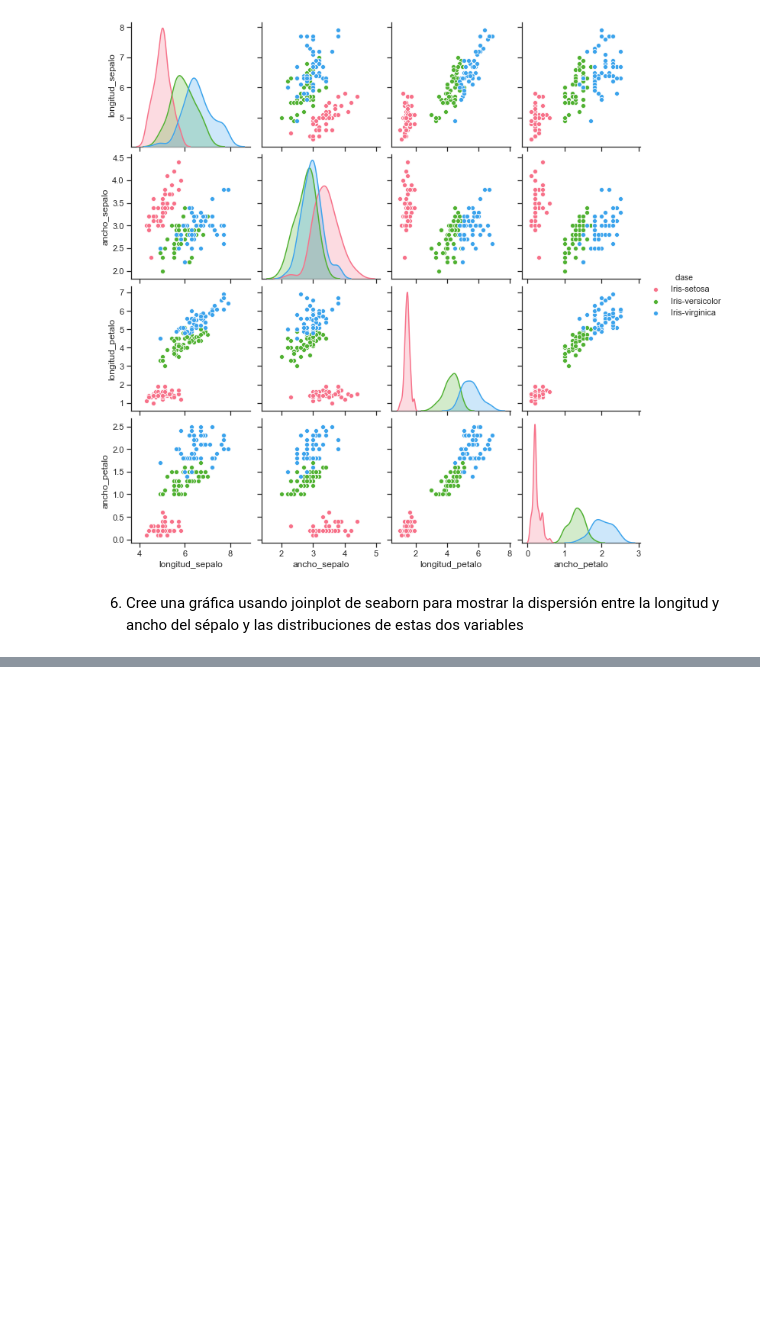
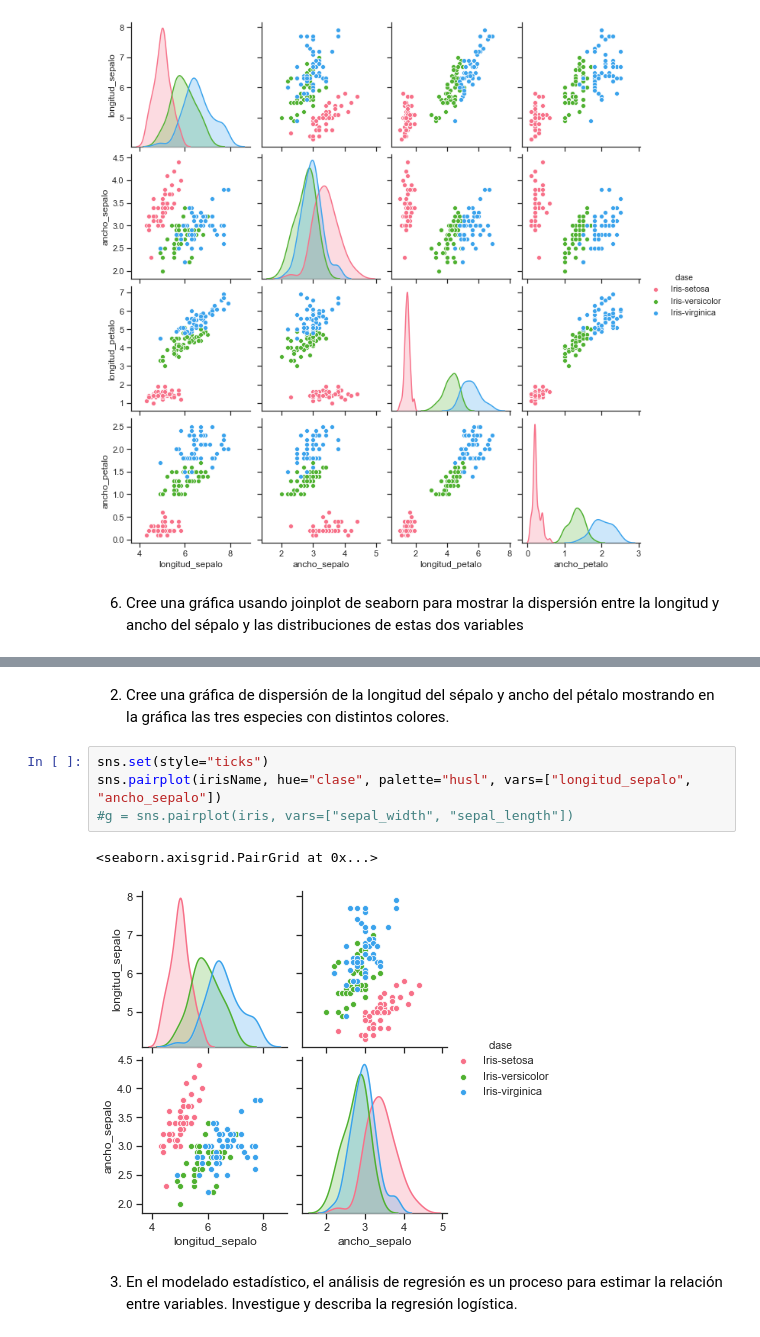
Before and after one commit to IanRamRev/Reconocimiento-de-Patrones, a Jupyter notebook: ActividadIris/EjerciciosIris.ipynb, the cells around one changed output, grey strips where cells are left out. Drawn from its saved outputs; the diff is of its cells as text; blank space fills up the shorter version.

```diff
--- a/ActividadIris/EjerciciosIris.ipynb
+++ b/ActividadIris/EjerciciosIris.ipynb
@@ -218,0 +306,11 @@ sns.pairplot(irisName, hue="clase", palette="husl")
+# %% [markdown]
+2. Cree una gráfica de dispersión de la longitud del sépalo y ancho del pétalo mostrando en la gráfica las tres especies con distintos colores.
+# %%
+sns.set(style="ticks")
+sns.pairplot(irisName, hue="clase", palette="husl", vars=["longitud_sepalo", "ancho_sepalo"])
+#g = sns.pairplot(iris, vars=["sepal_width", "sepal_length"])
+# %% [output]
+<seaborn.axisgrid.PairGrid at 0x...>
+[figure, added]
+# %% [markdown]
+3. En el modelado estadístico, el análisis de regresión es un proceso para estimar la relación entre variables. Investigue y describa la regresión logística.
```
Also changed, not shown: parts of 11 cells of this notebook.
